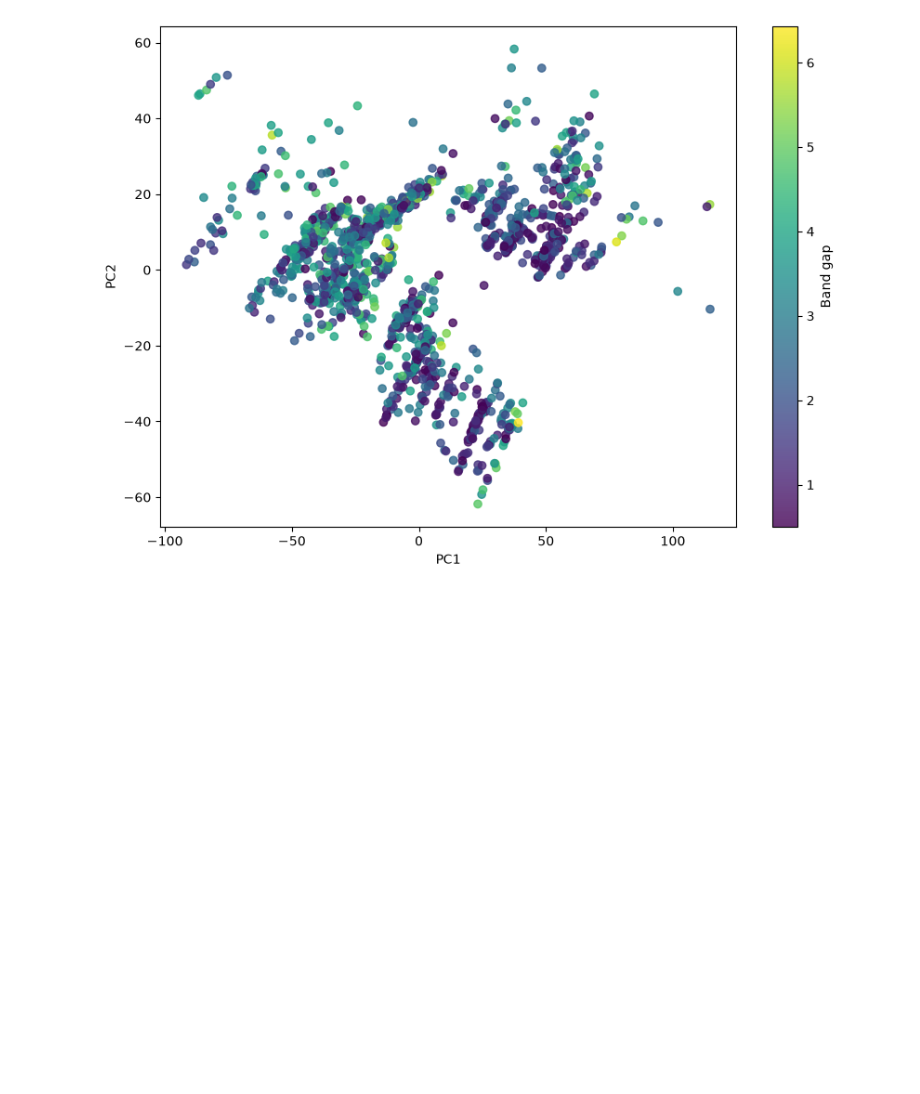
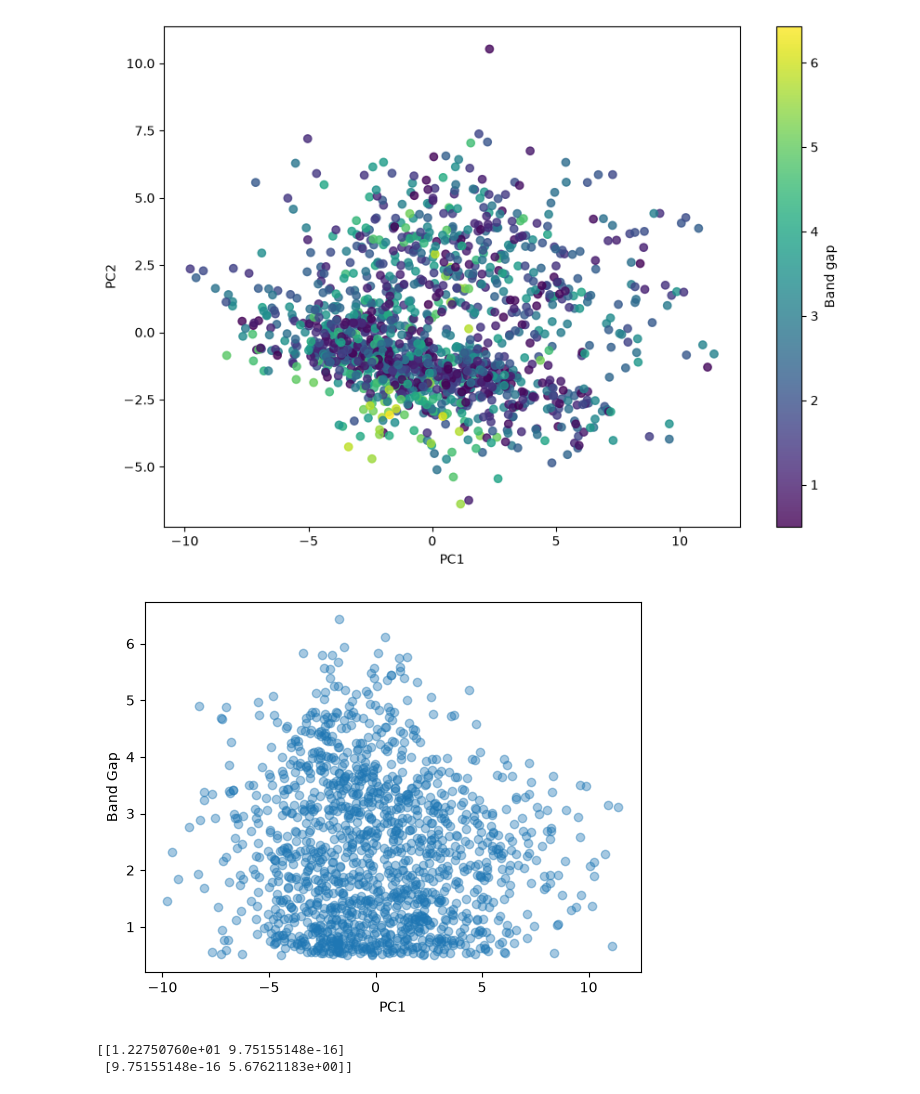
Before and after one commit to jamiemoorearthur/Machine-Learning-Based-Prediction-of-Novel-Oxide-Compounds-Using-a-Dataset-of-2-000-Compounds, a Jupyter notebook: PCA_gB2.ipynb, the cells around one changed output. Cells and saved outputs as stored; diff of their text form; code cells hidden in the pictures; blank space fills up the shorter version.

Commit message:
Reworked the code to include standardised data and to organise the steps into easy to read functions

```diff
--- a/PCA_gB2.ipynb
+++ b/PCA_gB2.ipynb
@@ -118,0 +24,11 @@ MagpieData avg_dev NdValence: 0.0241
+# %%
+#Step 1 - Calculate covariance matrix of PCA using standardised training samples then solve all the eigenvectors and eigvenvalues.
+
+def PCA_calculation(X_standardised):
+    X_cov_matrix = np.cov(X_standardised, rowvar=False)
+    X_eigval, X_eigvec = np.linalg.eig(X_cov_matrix)
+    order = np.argsort(X_eigval)[::-1]
+    X_eigval = X_eigval[order]
+    X_eigvec = X_eigvec[:, order]
+
+    return X_eigval, X_eigvec
@@ -119,7 +68,19 @@ MagpieData avg_dev NdValence: 0.0241
 # %%
 import matplotlib.pyplot as plt
 
-explained_variance_ratio = X_eigval / np.sum(X_eigval)
+#Step - Calculate explained variance and create plot to show how significant each PC is
+#This is for visual purposes
+Z_standard = standardise_data(Z)
+Z_eigval, Z_eigvec = PCA_calculation(Z_standard)
+Z_pca = rank_features(Z_eigval, Z_eigvec, 3)
+print(Z_pca)
+b = np.allclose(
+    Z["MagpieData mean NdValence"],
+    Z["avg d valence electrons"]
+)
+print(b)
+
+explained_variance_ratio = Z_eigval / np.sum(Z_eigval)
 
 plt.figure(figsize=(8, 5))
 plt.plot(
@@ -136,6 +97,6 @@ plt.show()
 
 print(
     "Variance explained by PC1 and PC2:",
-    f"{np.sum(explained_variance_ratio[:2]) * 100:.2f}%"
+    f"{np.sum(explained_variance_ratio[:3]) * 100:.2f}%"
 )
 # %% [output]
@@ -144,29 +122,38 @@ Variance explained by PC1 and PC2: 84.95+0.00j%
 # %%
-X_array = np.asarray(X, dtype=float)
-V_array = np.asarray(X_eigvec, dtype=float)
+#Same step as above but for seeing the points visually
+X_array = np.asarray(Z_standard, dtype=float)
+V_array = np.asarray(Z_eigvec, dtype=float)
 
-X_centred = X_array - X_array.mean(axis=0)
-
-X_pca = X_centred @ V_array[:, :3]
+X_pca = X_array @ V_array[:, :2]
 #fig = plt.figure(figsize=(10, 7))
 #ax = fig.add_subplot(111, projection="3d")
 fig, ax = plt.subplots(figsize=(10, 7))
 
 scatter = ax.scatter(
     X_pca[:, 0],
     X_pca[:, 1],
     #X_pca[:, 2],
     #c=df["band_gap"].to_numpy(),
     c = band_gap,
     cmap="viridis",
     alpha=0.8
 )
 
 ax.set_xlabel("PC1")
 ax.set_ylabel("PC2")
 #ax.set_zlabel("PC3")
 #ax.set_title("3D PCA of Materials")
 fig.colorbar(scatter, ax=ax, label="Band gap")
 plt.show()
+
+plt.scatter(X_pca[:, 0], band_gap, alpha=0.4)
+plt.xlabel("PC1")
+plt.ylabel("Band Gap")
+plt.show()
+
+print(np.cov(X_pca, rowvar=False))
 # %% [output]
-[figure, old version]
+[figure, new version]
+[figure, added]
+[[1.22750760e+01 9.75155148e-16]
+ [9.75155148e-16 5.67621183e+00]]
```
Also changed, not shown: parts of 7 cells of this notebook.
